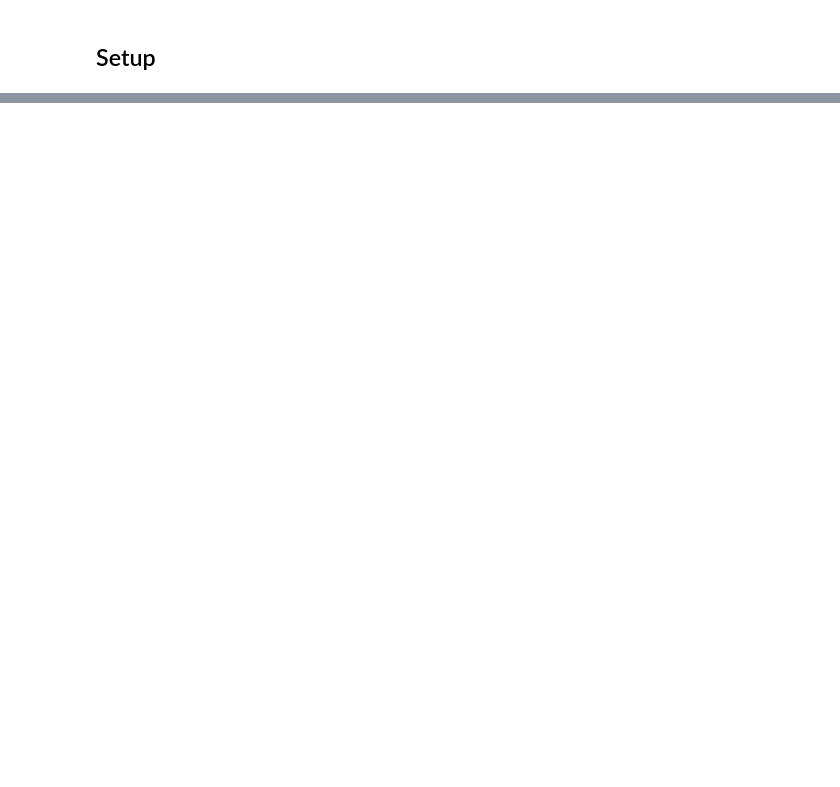
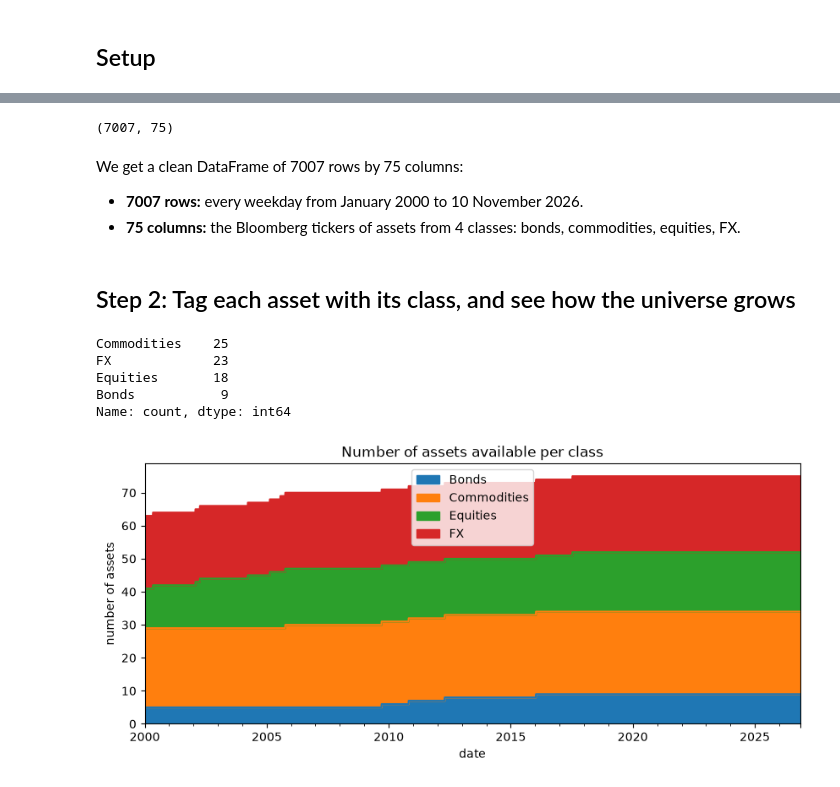
Before and after one commit to alvaro-serero/learning-to-rank, a Jupyter notebook: notebooks/main.ipynb, the cells around one changed output, grey strips where cells are left out. Cells and saved outputs as stored; diff of their text form; code cells hidden in the pictures; blank space fills up the shorter version.

Commit message:
First version of the main notebook: steps 1 to 4 (data loading/cleaning, asset classes, daily/annual returns, volatility scaling)

```diff
--- a/notebooks/main.ipynb
+++ b/notebooks/main.ipynb
@@ -46,0 +66,53 @@ estimated annual vol:  0.2010770297177648
+# %%
+# Drop the duplicated columns (pandas renamed them "XXX.1")
+prices = prices.loc[:, ~prices.columns.str.endswith(".1")]
+
+# Drop columns with no data at all (HHI1 Index)
+prices = prices.dropna(axis=1, how="all")
+
+# Emerging-market extras: some are frozen or suspicious, set aside until checked
+EM_EXTRAS = ["BZ1 Index", "IF1 Index", "IN1 Index", "KM1 Index",
+             "TW1 Index", "MX1 Index", "MES1 Index"]
+prices = prices.drop(columns=EM_EXTRAS)
+
+# KAA1 has zero / frozen prices before 25/10/2010: treat it as starting then
+prices.loc[:"2010-10-22", "KAA1 Comdty"] = np.nan
+
+# The yuan was pegged to the dollar until 21/07/2005: no real market before that
+prices.loc[:"2005-07-21", "CNYUSDCR Curncy"] = np.nan
+
+prices.shape
+# %% [output]
+(7007, 75)
+# %% [markdown]
+We get a clean DataFrame of 7007 rows by 75 columns:
+- **7007 rows:** every weekday from January 2000 to 10 November 2026.
+- **75 columns:** the Bloomberg tickers of assets from 4 classes: bonds, commodities, equities, FX.
+# %% [markdown]
+## Step 2: Tag each asset with its class, and see how the universe grows
+# %%
+BONDS = ["XM1 Comdty", "CN1 Comdty", "RX1 Comdty", "G 1 Comdty", "JB1 Comdty",
+         "UXY1 Comdty", "KAA1 Comdty", "OAT1 Comdty", "IK1 Comdty"]
+
+# One label per column, same order as prices.columns
+asset_class = pd.Series("Commodities", index=prices.columns)
+asset_class[BONDS] = "Bonds"
+asset_class[prices.columns.str.endswith("Curncy")] = "FX"
+asset_class[prices.columns.str.endswith("Index")] = "Equities"
+
+asset_class.value_counts()
+# %% [output]
+Commodities    25
+FX             23
+Equities       18
+Bonds           9
+Name: count, dtype: int64
+# %%
+# True where a price exists, then count per class for each day
+counts = prices.notna().T.groupby(asset_class).sum().T
+
+counts.plot.area(figsize=(10, 4), title="Number of assets available per class")
+plt.ylabel("number of assets")
+plt.show()
+# %% [output]
+[figure, added]
```
Also changed, not shown: parts of 26 cells of this notebook, 3 other files.
